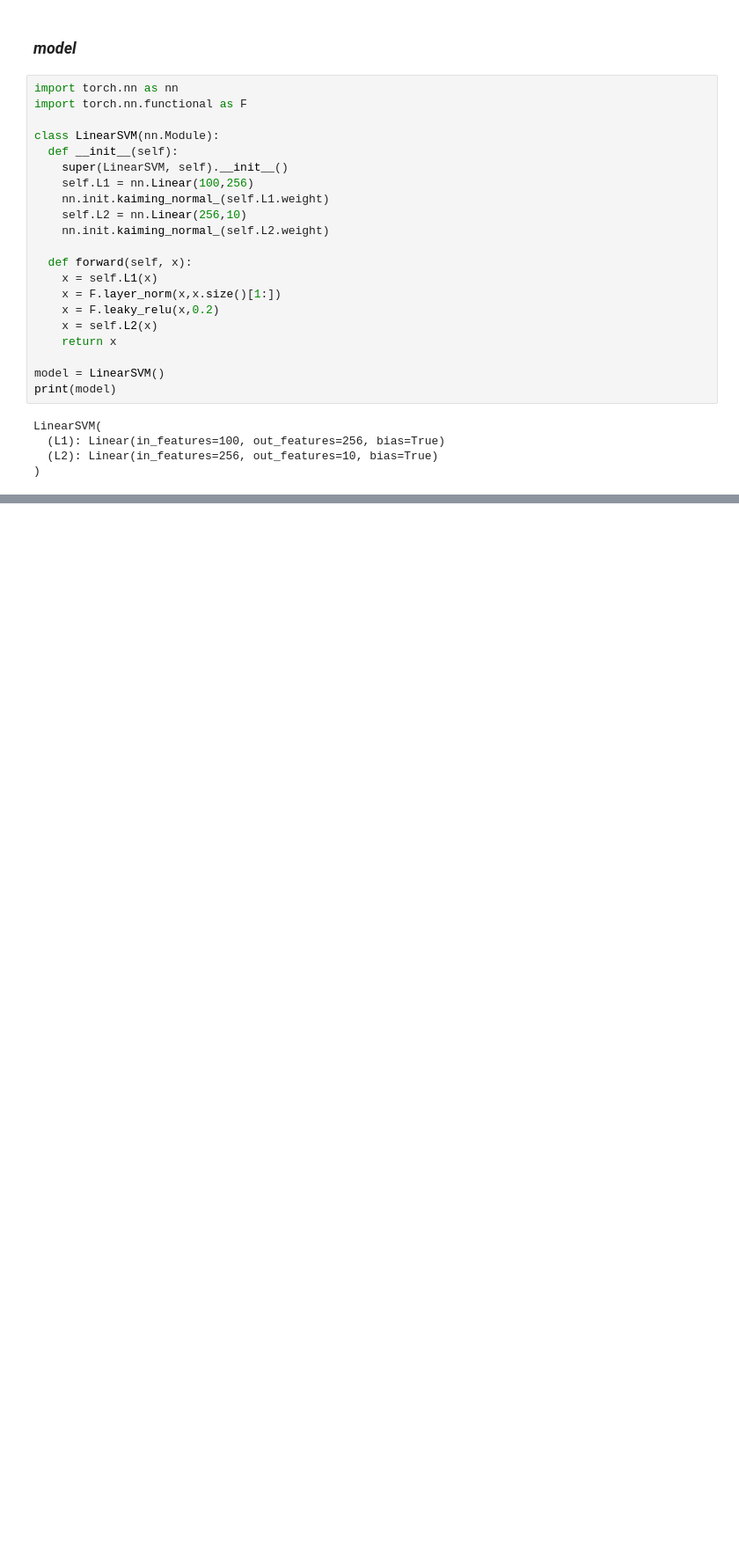
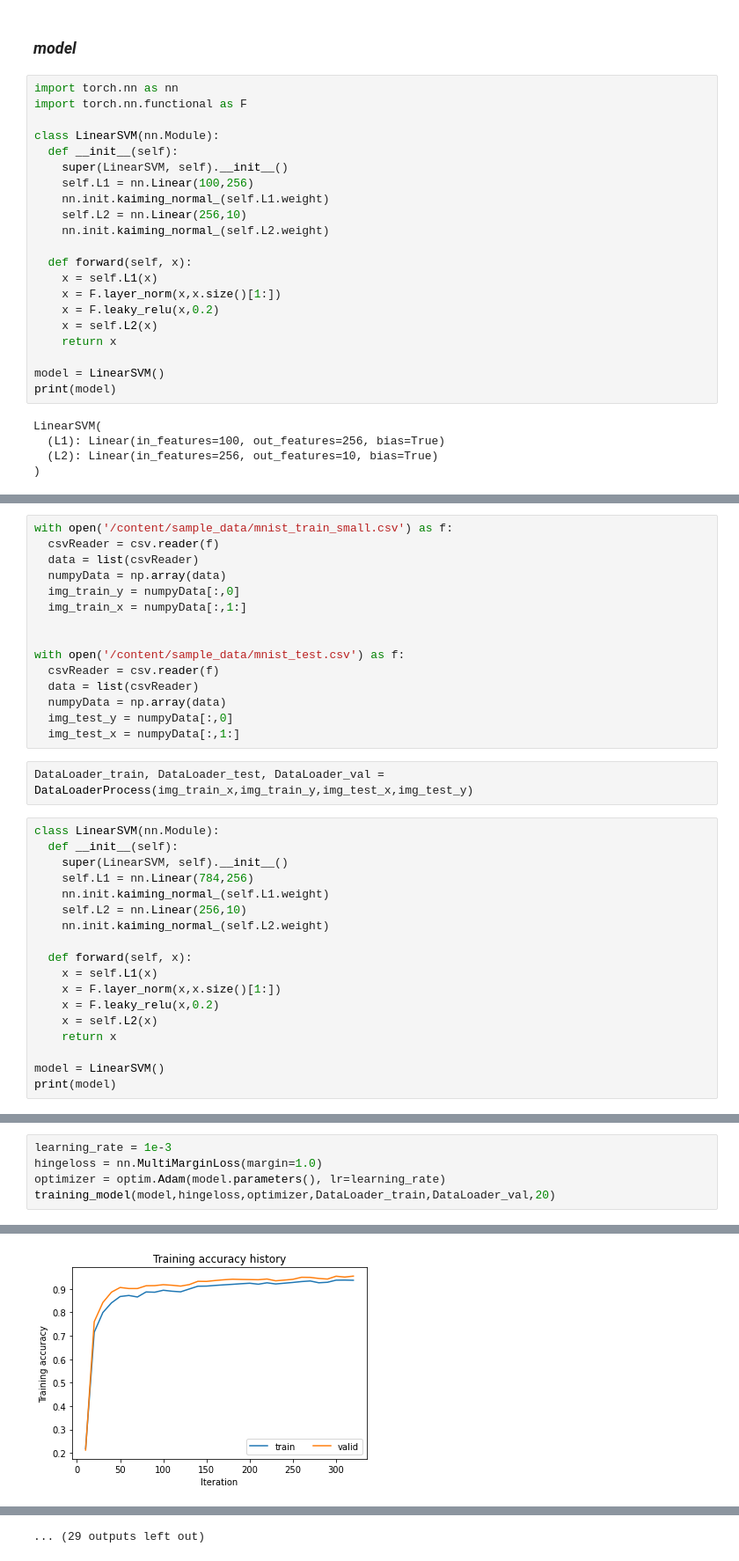
Before and after one commit to ycc789741ycc/MNIST_PCA_with_SVM, a Jupyter notebook: MNIST_DATA_PROCESS.ipynb, the cells around one changed output, grey strips where cells are left out. Shown at 88% size. Drawn from its saved outputs; the diff is of its cells as text; blank space fills up the shorter version.

```diff
--- a/MNIST_DATA_PROCESS.ipynb
+++ b/MNIST_DATA_PROCESS.ipynb
@@ -314,0 +317,35 @@ Testing accuracy = 0.955
+# %%
+with open('/content/sample_data/mnist_train_small.csv') as f:
+  csvReader = csv.reader(f)
+  data = list(csvReader)
+  numpyData = np.array(data)
+  img_train_y = numpyData[:,0]
+  img_train_x = numpyData[:,1:]
+
+
+with open('/content/sample_data/mnist_test.csv') as f:
+  csvReader = csv.reader(f)
+  data = list(csvReader)
+  numpyData = np.array(data)
+  img_test_y = numpyData[:,0]
+  img_test_x = numpyData[:,1:]
+# %%
+DataLoader_train, DataLoader_test, DataLoader_val = DataLoaderProcess(img_train_x,img_train_y,img_test_x,img_test_y)
+# %%
+class LinearSVM(nn.Module):
+  def __init__(self):
+    super(LinearSVM, self).__init__()
+    self.L1 = nn.Linear(784,256)
+    nn.init.kaiming_normal_(self.L1.weight)
+    self.L2 = nn.Linear(256,10)
+    nn.init.kaiming_normal_(self.L2.weight)
+
+  def forward(self, x):
+    x = self.L1(x)
+    x = F.layer_norm(x,x.size()[1:])
+    x = F.leaky_relu(x,0.2)
+    x = self.L2(x)
+    return x
+
+model = LinearSVM()
+print(model)
@@ -314,0 +357,6 @@ Testing accuracy = 0.955
+# %%
+learning_rate = 1e-3
+hingeloss = nn.MultiMarginLoss(margin=1.0)
+optimizer = optim.Adam(model.parameters(), lr=learning_rate)
+training_model(model,hingeloss,optimizer,DataLoader_train,DataLoader_val,20)
+# %% [output]
@@ -314,0 +380 @@ Testing accuracy = 0.955
+[figure, added]
@@ -314,0 +471 @@ Testing accuracy = 0.955
+... (29 outputs left out)
```
Also changed, not shown: parts of 13 cells of this notebook.
